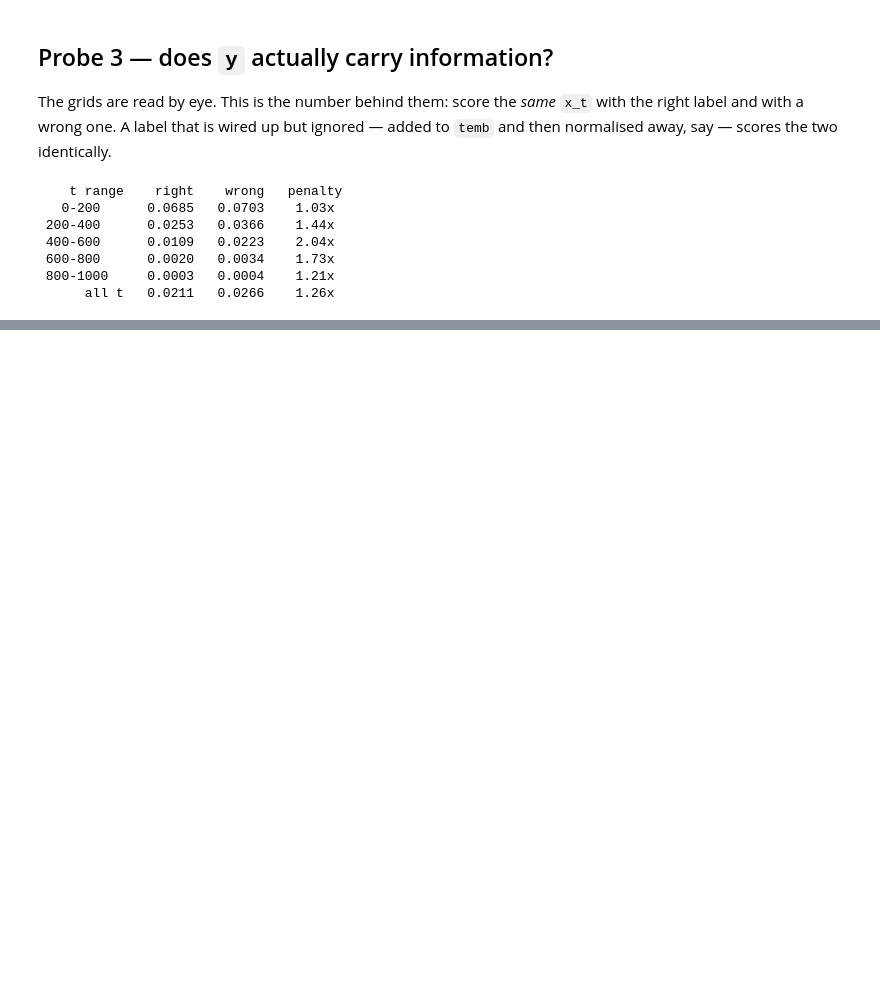
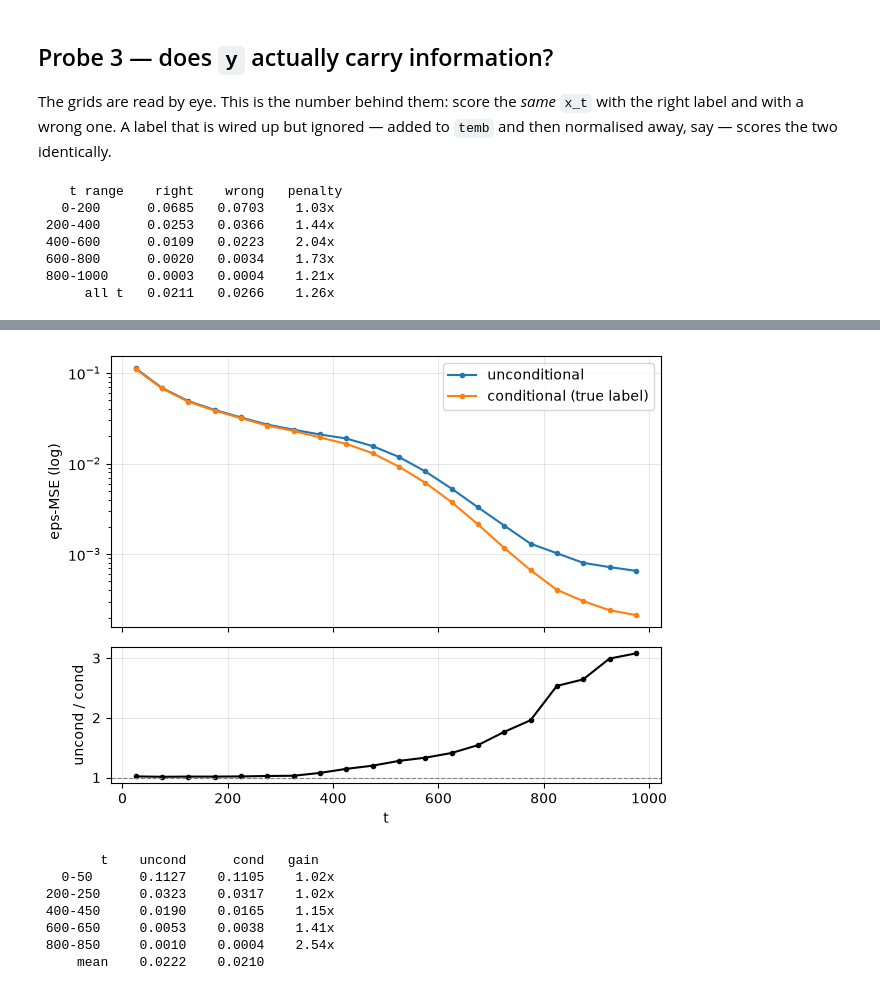
Before and after one commit to rgsk/diffusion, a Jupyter notebook: src/class_conditioning.ipynb, the cells around one changed output, grey strips where cells are left out. Drawn from its saved outputs; the diff is of its cells as text; code cells hidden in the pictures; blank space fills up the shorter version.

```diff
--- a/src/class_conditioning.ipynb
+++ b/src/class_conditioning.ipynb
@@ -225,0 +244,57 @@ generalisation — a held-out split may put the low-`t` numbers somewhere else.
+# %%
+EDGES = list(pairwise(range(0, fp.T + 1, 50)))
+centers = [(lo + hi) / 2 for lo, hi in EDGES]
+
+
+@torch.no_grad()
+def eps_mse_by_t(model, x0, y, draws=10):
+    """Average eps-MSE within each t bucket -- the per-epoch loss, unpooled.
+    y=None drives the unconditional net through the same code path."""
+    out = []
+    for lo, hi in EDGES:
+        s = 0.0
+        for _ in range(draws):
+            t = torch.randint(lo, hi, (x0.shape[0],), device=dev)
+            eps = torch.randn_like(x0)
+            s += F.mse_loss(model(fp.q_sample(x0, t, eps), t, y), eps).item()
+        out.append(s / draws)
+    return out
+
+
+x0, y = batch(ds_test)
+torch.manual_seed(0)
+cond = eps_mse_by_t(net, x0, y)
+torch.manual_seed(0)  # same t and noise draws, so the two are paired
+uncond = eps_mse_by_t(net_uncond, x0, None)
+
+fig, (ax1, ax2) = plt.subplots(
+    2, 1, figsize=(6.5, 5), sharex=True, height_ratios=[2, 1]
+)
+ax1.plot(centers, uncond, marker=".", label="unconditional")
+ax1.plot(centers, cond, marker=".", label="conditional (true label)")
+ax1.set_yscale("log")
+ax1.set_ylabel("eps-MSE (log)")
+ax1.legend()
+ax1.grid(alpha=0.3)
+ax2.plot(centers, [u / c for u, c in zip(uncond, cond)], marker=".", color="k")
+ax2.axhline(1.0, ls="--", lw=0.8, color="grey")  # 1.0 = the label bought nothing
+ax2.set_ylabel("uncond / cond")
+ax2.set_xlabel("t")
+ax2.grid(alpha=0.3)
+plt.tight_layout()
+plt.show()
+
+print(f"{'t':>9}  {'uncond':>8}  {'cond':>8}   gain")
+for j in range(0, len(centers), 4):
+    u, c = uncond[j], cond[j]
+    print(f"{EDGES[j][0]:4d}-{EDGES[j][1]:<4d}  {u:8.4f}  {c:8.4f}   {u / c:5.2f}x")
+print(f"{'mean':>9}  {sum(uncond) / len(uncond):8.4f}  {sum(cond) / len(cond):8.4f}")
+# %% [output]
+[figure, added]
+        t    uncond      cond   gain
+   0-50      0.1127    0.1105    1.02x
+ 200-250     0.0323    0.0317    1.02x
+ 400-450     0.0190    0.0165    1.15x
+ 600-650     0.0053    0.0038    1.41x
+ 800-850     0.0010    0.0004    2.54x
+     mean    0.0222    0.0210
```
Also changed, not shown: parts of 7 cells of this notebook, 2 other files.
